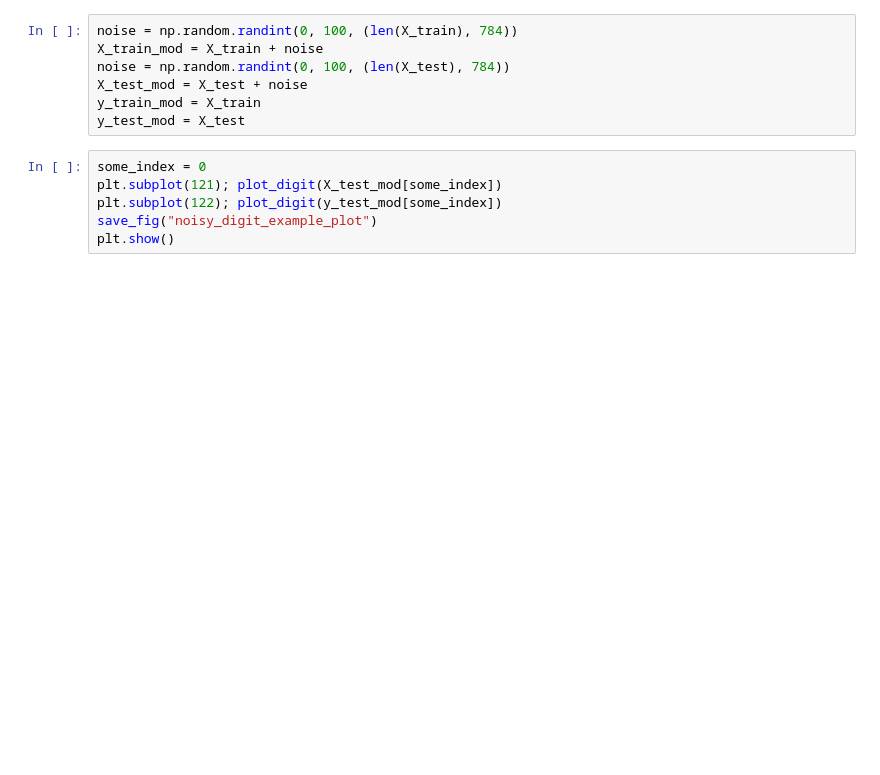
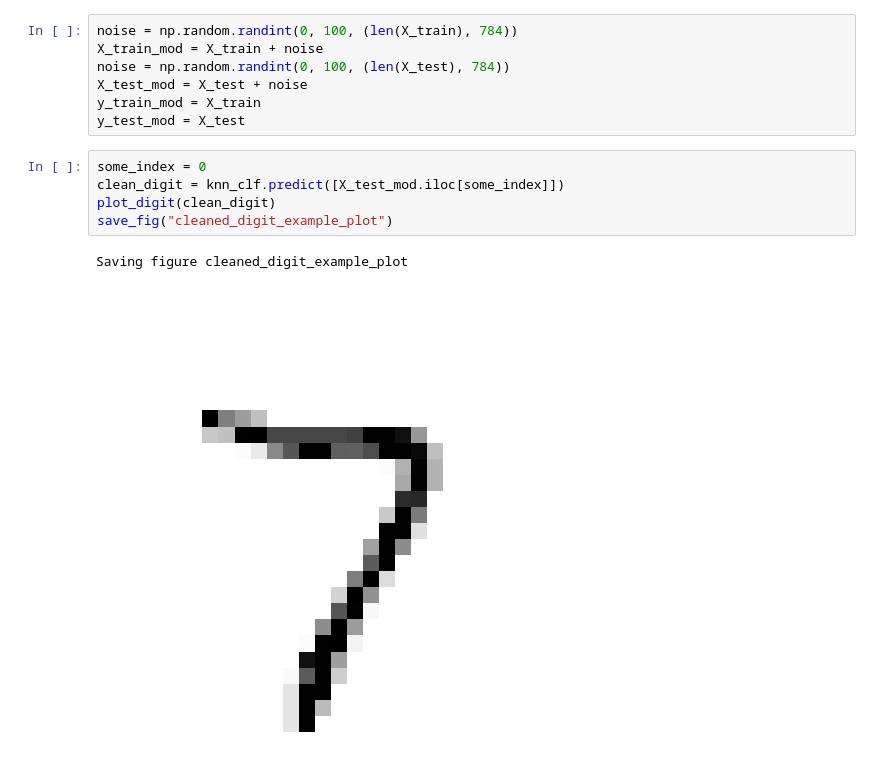
Before and after one commit to nour-ab26/MNIST-Classification, a Jupyter notebook: classification.ipynb, the cells around one changed output. Drawn from its saved outputs; the diff is of its cells as text; blank space fills up the shorter version.

```diff
--- a/classification.ipynb
+++ b/classification.ipynb
@@ -383,9 +513,11 @@ noise = np.random.randint(0, 100, (len(X_test), 784))
 X_test_mod = X_test + noise
 y_train_mod = X_train
 y_test_mod = X_test
-# %%
-some_index = 0
-plt.subplot(121); plot_digit(X_test_mod[some_index])
-plt.subplot(122); plot_digit(y_test_mod[some_index])
-save_fig("noisy_digit_example_plot")
-plt.show()
+# %%
+some_index = 0
+clean_digit = knn_clf.predict([X_test_mod.iloc[some_index]])
+plot_digit(clean_digit)
+save_fig("cleaned_digit_example_plot")
+# %% [output]
+Saving figure cleaned_digit_example_plot
+[figure, added]
```
Also changed, not shown: parts of 53 cells of this notebook, 1 other file.
